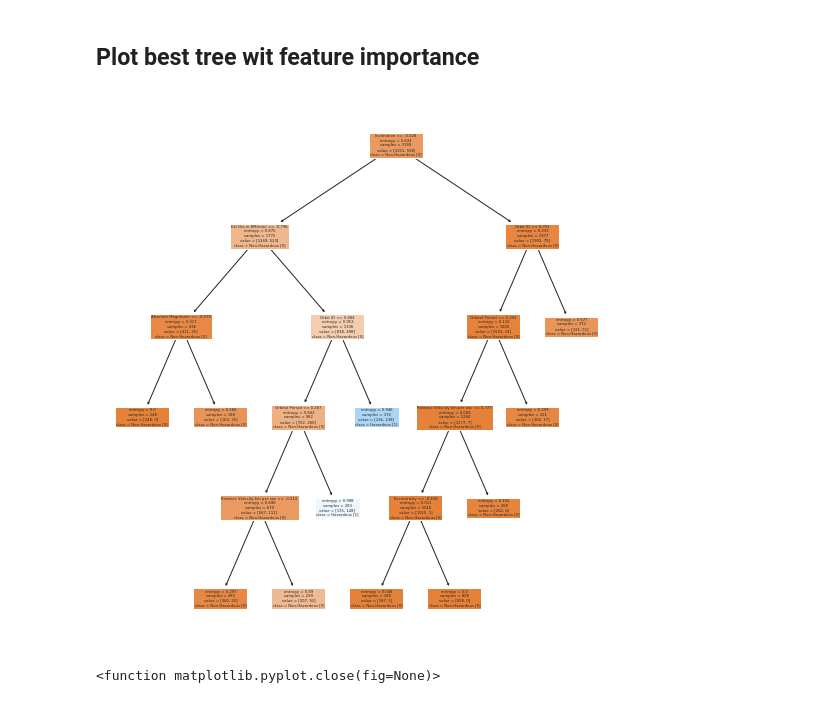
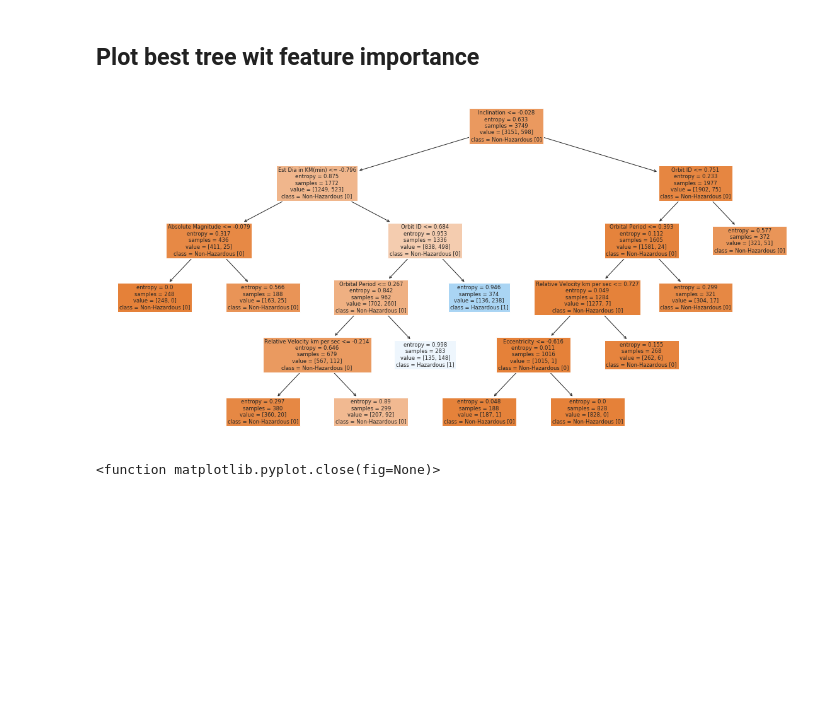
Before and after one commit to ChrisRPL/AsteroidsClassificationNASA, a Jupyter notebook: asteroids_classification.ipynb, the cells around one changed output. Cells and saved outputs as stored; diff of their text form; code cells hidden in the pictures; blank space fills up the shorter version.

Commit message:
change sizes of plots

```diff
--- a/asteroids_classification.ipynb
+++ b/asteroids_classification.ipynb
@@ -252,15 +252,13 @@ Testing Accuracy 87.95
 # %%
 sns.set(rc={'figure.figsize':(20,10)})
 features_names = X.columns.tolist()
-# Plotting the optimal tree
-plt.subplot(1, 2, 1)
 plot_tree(dectree_best_est,
           feature_names=features_names,
           class_names=['Non-Hazardous [0]', 'Hazardous [1]'],
           filled=True)
 
 plt.show()
 plt.close
 # %% [output]
-[figure, old version]
+[figure, new version]
 <function matplotlib.pyplot.close(fig=None)>
```
Also changed, not shown: 1 other file.
